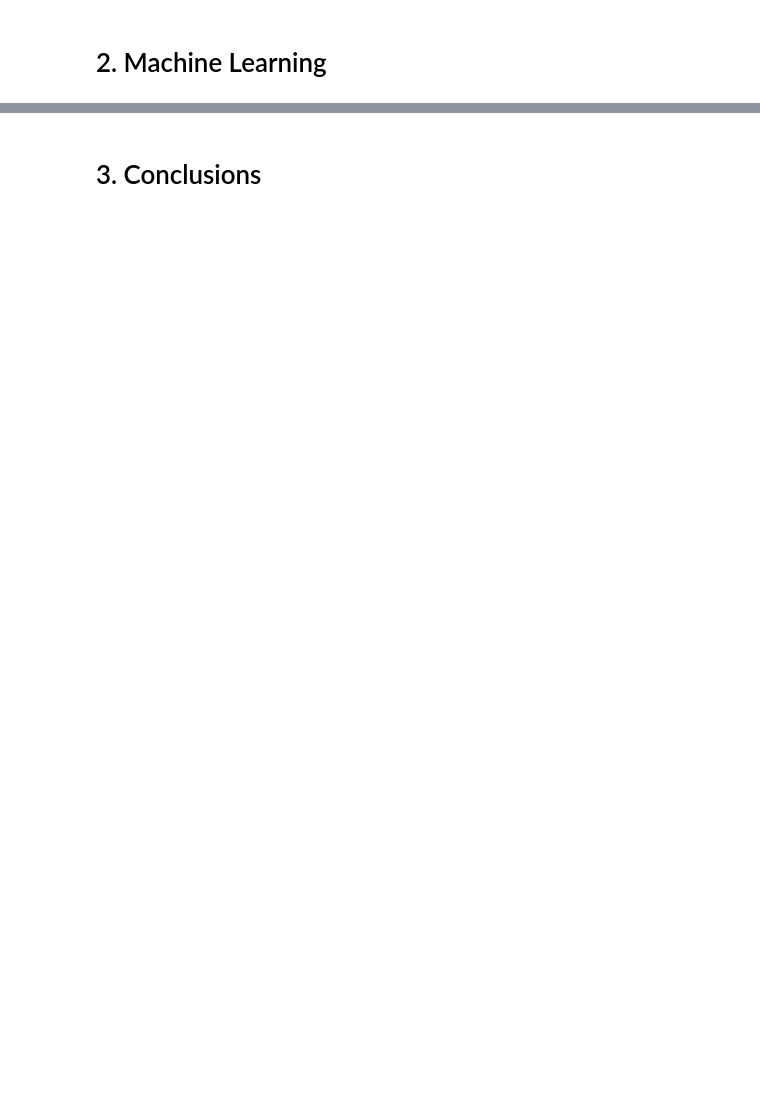
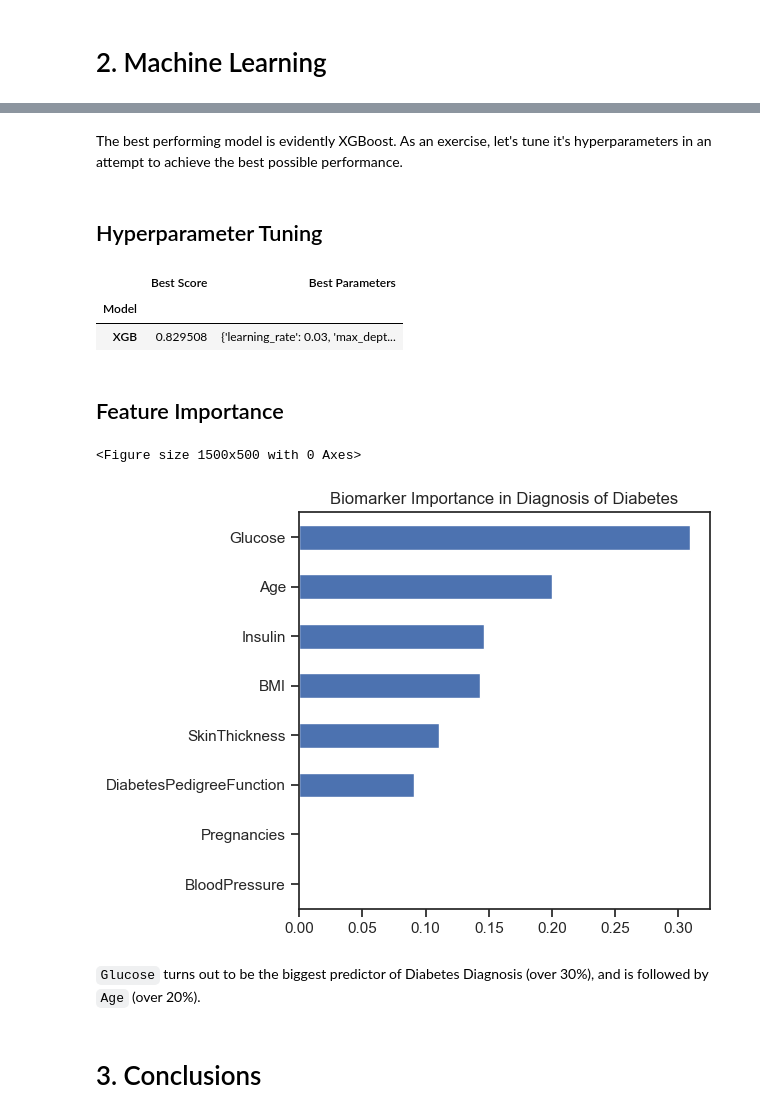
Before and after one commit to Gregoritsch3/ML_EDA_Classification_Diabetes, a Jupyter notebook: ML_EDA_Classification_Diabetes.ipynb, the cells around one changed output, grey strips where cells are left out. Drawn from its saved outputs; the diff is of its cells as text; code cells hidden in the pictures; blank space fills up the shorter version.

```diff
--- a/ML_EDA_Classification_Diabetes.ipynb
+++ b/ML_EDA_Classification_Diabetes.ipynb
@@ -266,2 +422,6 @@ The Pearson Linear Correlation Coefficients between numerical variables are supr
 # %% [markdown]
 # 2. Machine Learning
+# %%
+#Segmenting data and target labels
+X = df.drop('Outcome', axis='columns')
+y = df['Outcome']
@@ -267,0 +483,4 @@ The Pearson Linear Correlation Coefficients between numerical variables are supr
+# %% [markdown]
+The best performing model is evidently XGBoost. As an exercise, let's tune it's hyperparameters in an attempt to achieve the best possible performance.
+# %% [markdown]
+## Hyperparameter Tuning
@@ -268,2 +510,32 @@ The Pearson Linear Correlation Coefficients between numerical variables are supr
+# %%
+results_opt = find_best_algorithm(models_opt, X, y)
+pd.set_option('display.max_colwidth', 1000)
+results_opt.set_index('Model', inplace=True)
+results_opt
+# %% [output]
+|  | Best Score | Best Parameters |
+| Model |  |  |
+| XGB | 0.829508 | {'learning_rate': 0.03, 'max_dept... |
+# %% [markdown]
+## Feature Importance
+# %%
+xgb_model =  XGBClassifier(learning_rate=0.03, max_depth=1)
+xgb_model.fit(X, y)
+
+#Plotting feature importance
+feature_df = pd.DataFrame(data=xgb_model.feature_importances_, index=X.columns, columns=['Feature Importance']).sort_values(by='Feature Importance', ascending=False)
+fig = plt.figure(figsize=(15,5))
+feature_df.plot(kind='barh', color='b').invert_yaxis()
+plt.title('Biomarker Importance in Diagnosis of Diabetes')
+plt.legend().remove()
+
+plt.tight_layout()
+plt.savefig('images/01_FeatureImportance.png', bbox_inches='tight')
+plt.show()
+# %% [output]
+<Figure size 1500x500 with 0 Axes>
+[figure, added]
+# %% [markdown]
+`Glucose` turns out to be the biggest predictor of Diabetes Diagnosis (over 30%), and is followed by `Age` (over 20%).
 # %% [markdown]
 # 3. Conclusions
```
Also changed, not shown: parts of 26 cells of this notebook, 2 other files.
